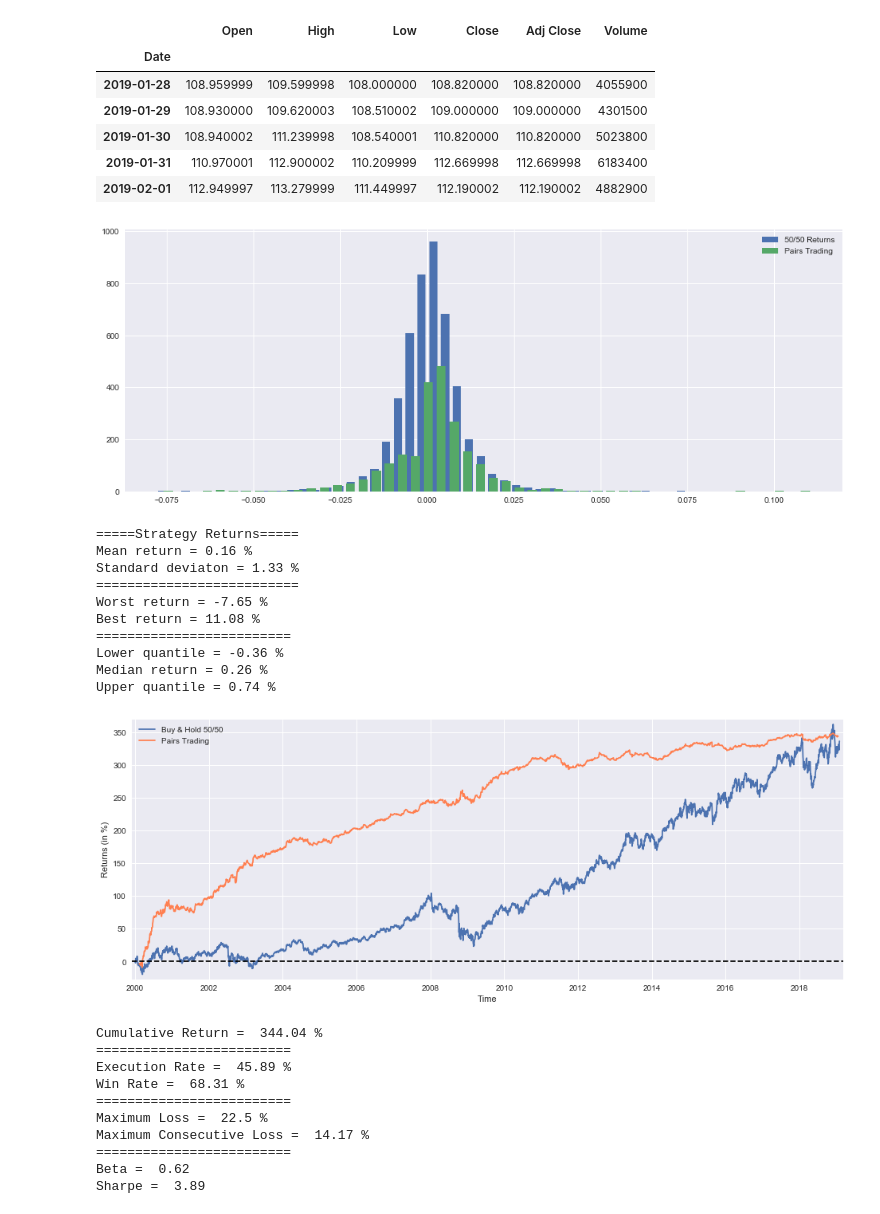
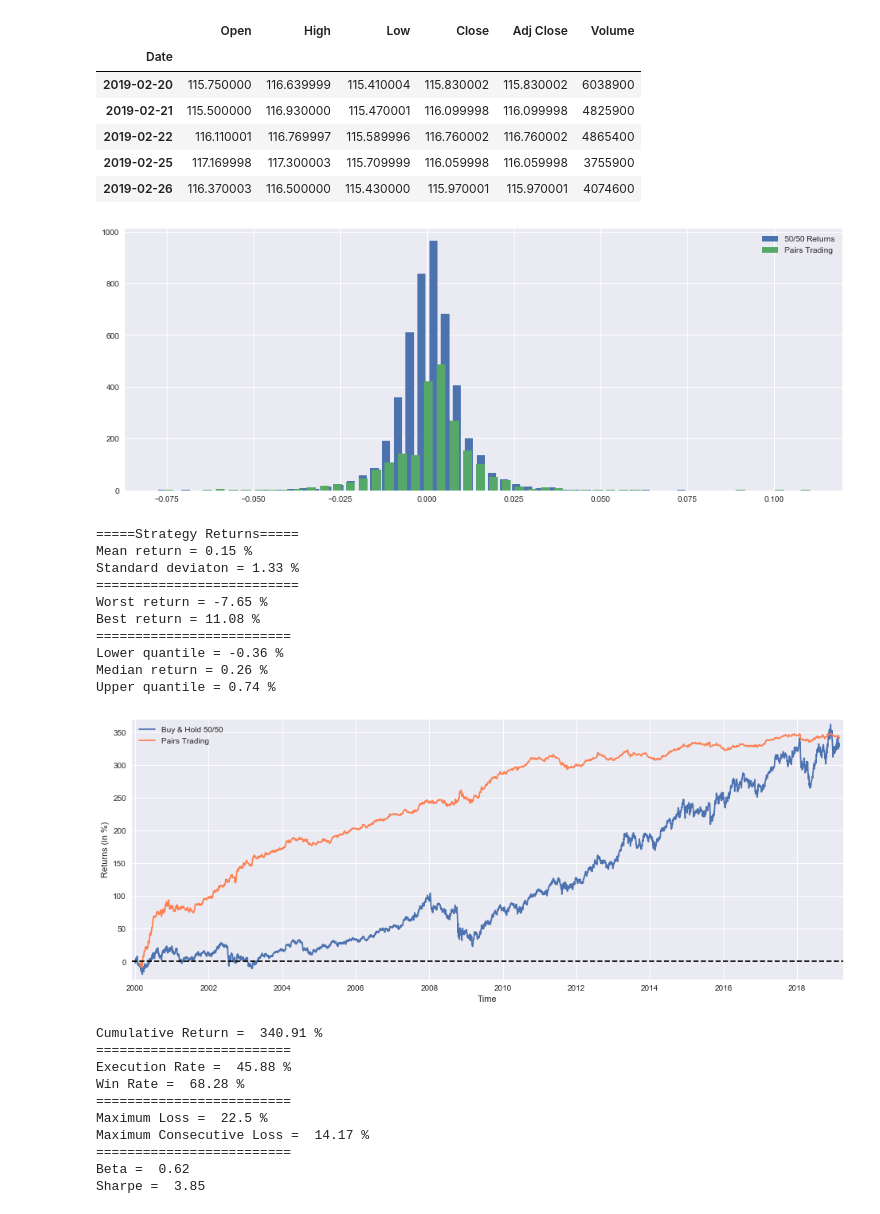
Before and after one commit to LongOnly/Quantitative-Notebooks, a Jupyter notebook: PairsTrading.ipynb, the cells around one changed output. Saved outputs shown, nothing was run; the diff lists cells and outputs as text; code cells hidden in the pictures.

```diff
--- a/PairsTrading.ipynb
+++ b/PairsTrading.ipynb
@@ -27,39 +27,39 @@ def getdata(tickers,start,end,frequency):
     for line in res.text.splitlines():
         m = pattern.match(line)
         if m is not None:
             crumb = m.groupdict()['crumb']
     for ticker in tickers:
         url_str = "https://query1.finance.yahoo.com/v7/finance/download/%s"
         url_str += "?period1=%s&period2=%s&interval=%s&events=history&crumb=%s"
         url = url_str % (ticker, start, end, frequency, crumb)
         res = requests.get(url, cookies={'B': cookie}).text
         OHLC[ticker] = pd.read_csv(io.StringIO(res), index_col=0,
                                    error_bad_lines=False).replace('null', np.nan).dropna()
         OHLC[ticker].index = pd.to_datetime(OHLC[ticker].index)
         OHLC[ticker] = OHLC[ticker].apply(pd.to_numeric)
     return OHLC
 
 # Assets under consideration
 tickers = ['PEP','KO']
 
 data = None
 while data is None:
     try:
-        data = getdata(tickers,'946684800','1549065600','1d')
+        data = getdata(tickers,'946684800','1551225600','1d')
     except:
          pass
 
 KO = data['KO']
 PEP = data['PEP']
 PEP.tail()
 # %% [output]
 |  | Open | High | Low | Close | Adj Close | Volume |
 | Date |  |  |  |  |  |  |
-| 2019-01-28 | 108.959999 | 109.599998 | 108.000000 | 108.820000 | 108.820000 | 4055900 |
-| 2019-01-29 | 108.930000 | 109.620003 | 108.510002 | 109.000000 | 109.000000 | 4301500 |
-| 2019-01-30 | 108.940002 | 111.239998 | 108.540001 | 110.820000 | 110.820000 | 5023800 |
-| 2019-01-31 | 110.970001 | 112.900002 | 110.209999 | 112.669998 | 112.669998 | 6183400 |
-| 2019-02-01 | 112.949997 | 113.279999 | 111.449997 | 112.190002 | 112.190002 | 4882900 |
+| 2019-02-20 | 115.750000 | 116.639999 | 115.410004 | 115.830002 | 115.830002 | 6038900 |
+| 2019-02-21 | 115.500000 | 116.930000 | 115.470001 | 116.099998 | 116.099998 | 4825900 |
+| 2019-02-22 | 116.110001 | 116.769997 | 115.589996 | 116.760002 | 116.760002 | 4865400 |
+| 2019-02-25 | 117.169998 | 117.300003 | 115.709999 | 116.059998 | 116.059998 | 3755900 |
+| 2019-02-26 | 116.370003 | 116.500000 | 115.430000 | 115.970001 | 115.970001 | 4074600 |
 # %%
 #tc = -0.0005 # Transaction costs
 
@@ -147,7 +147,7 @@ print('Upper quantile =',round((returns.quantile(q=0.75))*100,2),"%")
 # %% [output]
 [figure]
 =====Strategy Returns=====
-Mean return = 0.16 %
+Mean return = 0.15 %
 Standard deviaton = 1.33 %
 ==========================
 Worst return = -7.65 %
@@ -201,15 +201,15 @@ print("Beta = ",beta)
 print("Sharpe = ",sharpe)
 # %% [output]
 [figure]
-Cumulative Return =  344.04 %
+Cumulative Return =  340.91 %
 =========================
-Execution Rate =  45.89 %
-Win Rate =  68.31 %
+Execution Rate =  45.88 %
+Win Rate =  68.28 %
 =========================
 Maximum Loss =  22.5 %
 Maximum Consecutive Loss =  14.17 %
 =========================
 Beta =  0.62
-Sharpe =  3.89
+Sharpe =  3.85
 # %%
 BuyHoldBothYTD = (((PEP['Adj Close'][-252:]/float(PEP['Adj Close'][-252])-1)+(KO['Adj Close'][-252:]/float(KO['Adj Close'][-252])-1))/2).fillna(method='ffill')
```
Also changed, not shown: parts of 1 cell of this notebook, 3 other files.
